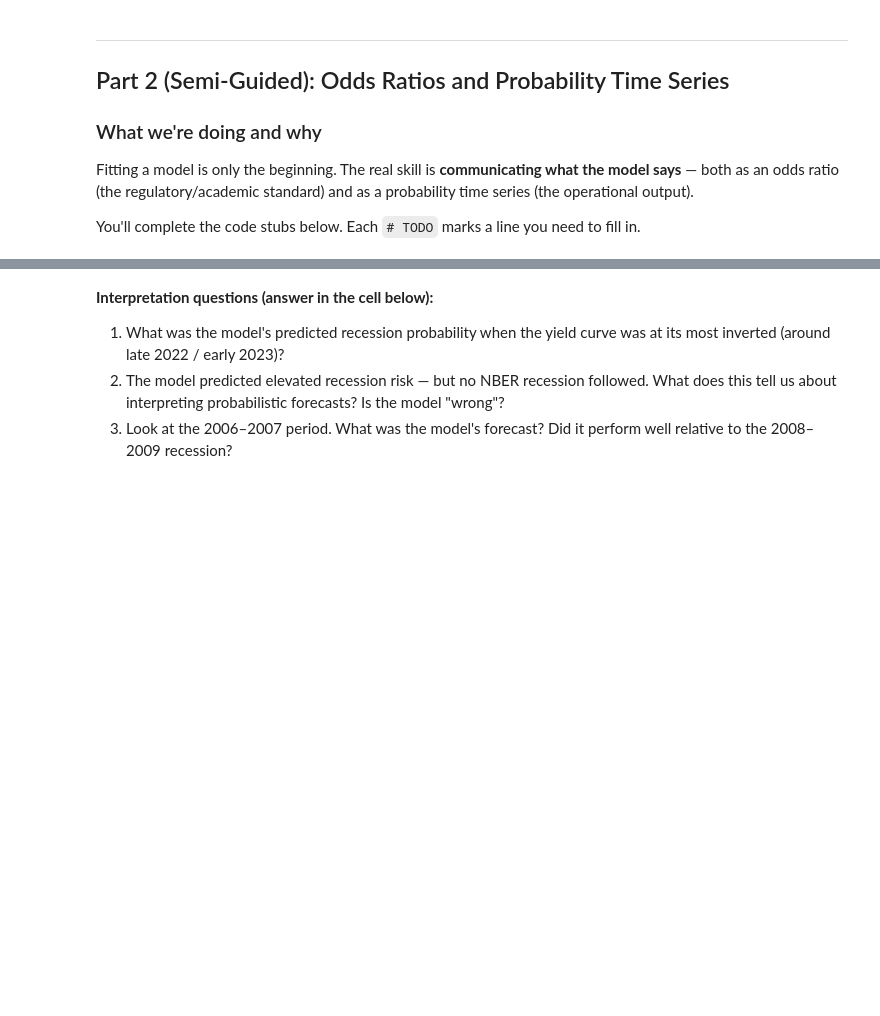
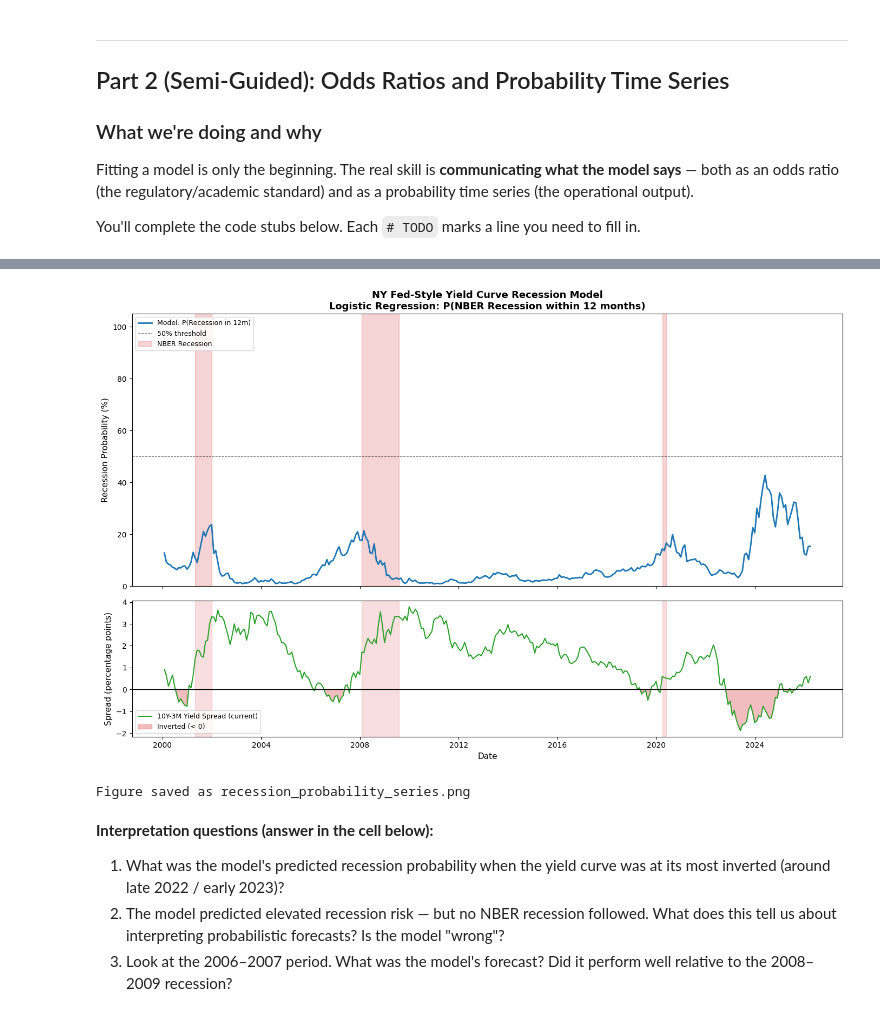
Before and after one commit to HugoCrainich/Statistical-Machine-Learning, a Jupyter notebook: Lab 17/lab_17_logistic_regression.ipynb, the cells around one changed output, grey strips where cells are left out. Saved outputs shown, nothing was run; the diff lists cells and outputs as text; code cells hidden in the pictures; blank space fills up the shorter version.

```diff
--- a/Lab 17/lab_17_logistic_regression.ipynb
+++ b/Lab 17/lab_17_logistic_regression.ipynb
@@ -370,7 +387,7 @@ SyntaxError: invalid syntax (1770887507.py, line 14)
 # .predict_proba()[:, 1] → the probability of the POSITIVE class (recession)
 
 # TODO: Generate predicted recession probabilities for the full dataset
-df['recession_prob'] = # YOUR CODE HERE  (use .predict_proba()[:,1])
+df['recession_prob'] = logit_model.predict_proba(df[['yield_spread_lag12']])[:, 1]
 
 # Verify: probabilities should be between 0 and 1
 print(f"Min probability: {df['recession_prob'].min():.4f}")
@@ -421,35 +456,38 @@ def get_recession_bands(df_in):
 
 # TODO: Call get_recession_bands() and shade each band on ax1 using ax1.axvspan()
 # Use: color='#d62728', alpha=0.2, label='NBER Recession' (only label first band)
 recession_bands = get_recession_bands(df_plot)
 for i, (start, end) in enumerate(recession_bands):
-    # YOUR CODE HERE
-    pass
+    ax1.axvspan(start, end, color='#d62728', alpha=0.2,
+                label='NBER Recession' if i == 0 else None)
 
 ax1.set_ylabel('Recession Probability (%)', fontsize=11)
 ax1.set_ylim(0, 105)
 ax1.legend(fontsize=9, loc='upper left')
 ax1.set_title('NY Fed-Style Yield Curve Recession Model\nLogistic Regression: P(NBER Recession within 12 months)',
               fontsize=13, fontweight='bold')
 
 # --- Bottom panel: Yield spread ---
 ax2.plot(df_plot.index, df_plot['yield_spread'],
          color='#2ca02c', lw=1.5, label='10Y-3M Yield Spread (current)')
 ax2.axhline(0, color='black', lw=1, linestyle='-')
 ax2.fill_between(df_plot.index, df_plot['yield_spread'], 0,
                   where=(df_plot['yield_spread'] < 0),
                   color='#d62728', alpha=0.3, label='Inverted (< 0)')
 for start, end in recession_bands:
     ax2.axvspan(start, end, color='#d62728', alpha=0.15)
 
 ax2.set_ylabel('Spread (percentage points)', fontsize=11)
 ax2.set_xlabel('Date', fontsize=11)
 ax2.legend(fontsize=9, loc='lower left')
 
 plt.tight_layout()
 plt.savefig('recession_probability_series.png', dpi=150, bbox_inches='tight')
 plt.show()
 print("Figure saved as recession_probability_series.png")
+# %% [output]
+[figure, added]
+Figure saved as recession_probability_series.png
 # %% [markdown]
 **Interpretation questions (answer in the cell below):**
 
```
Also changed, not shown: parts of 9 cells of this notebook.
